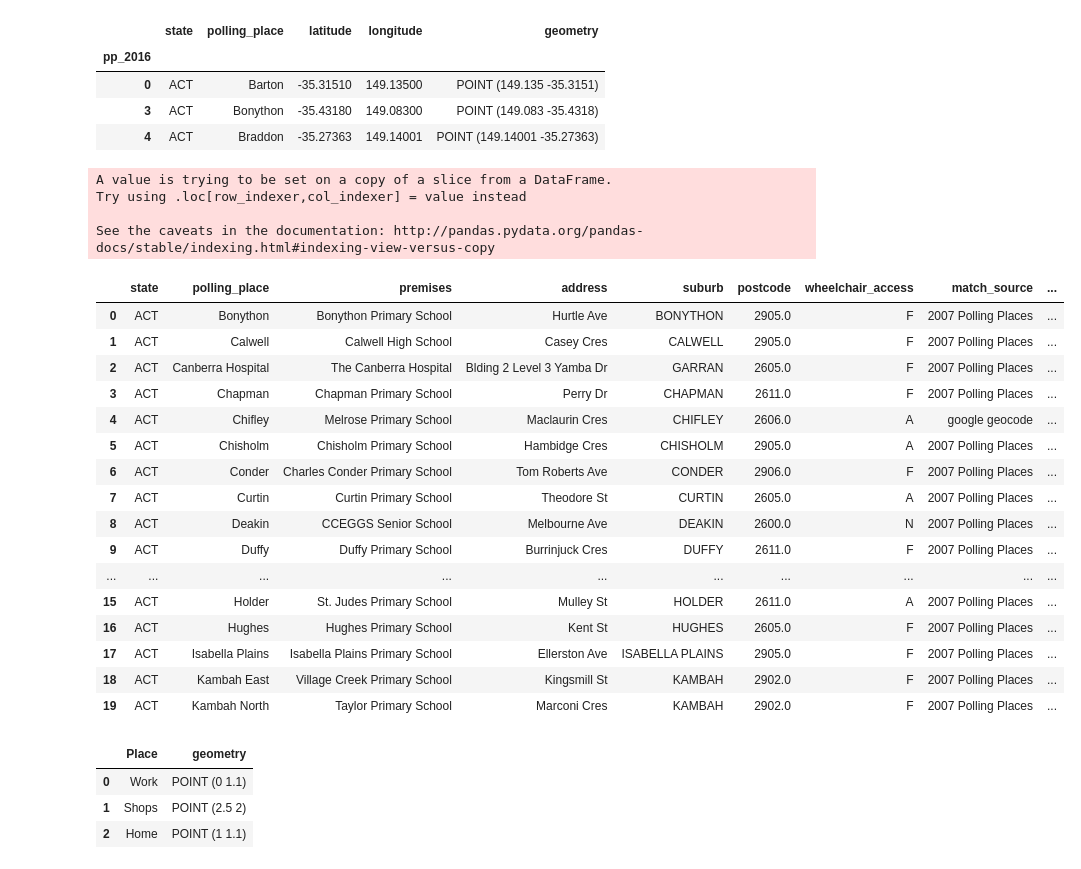
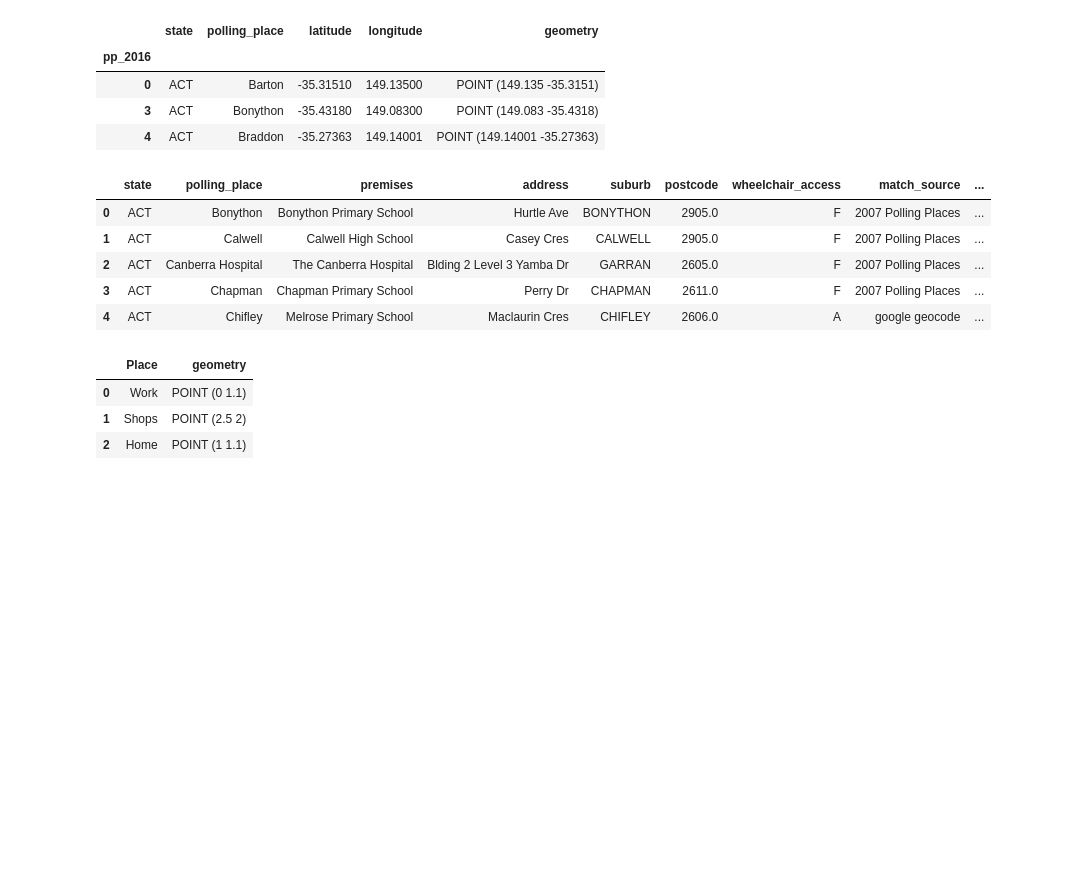
Before and after one commit to jaketclarke/australian_referenda, a Jupyter notebook: republic_referendum_analytics.ipynb, the cells around one changed output. Saved outputs shown, nothing was run; the diff lists cells and outputs as text; code cells hidden in the pictures; blank space fills up the shorter version.

```diff
--- a/republic_referendum_analytics.ipynb
+++ b/republic_referendum_analytics.ipynb
@@ -404,8 +404,8 @@ df_pp_2016_geom.head(3)
 | 3 | ACT | Bonython | -35.43180 | 149.08300 | POINT (149.083 -35.4318) |
 | 4 | ACT | Braddon | -35.27363 | 149.14001 | POINT (149.14001 -35.27363) |
 # %%
-df_pp_2016_geom.index.rename('pp_2016', inplace=True)
-df_pp_2016_geom.head(3)
+# df_pp_2016_geom.index.rename('pp_2016', inplace=True)
+# df_pp_2016_geom.head(3)
 # %% [output]
 |  | state | polling_place | latitude | longitude | geometry |
 | pp_2016 |  |  |  |  |  |
@@ -415,43 +415,31 @@ df_pp_2016_geom.head(3)
 # %%
 import geopandas as gpd
 from shapely.geometry import Point
 from shapely.ops import nearest_points
 
 # makes geometry points for each pp
 pts = df_pp_2016_geom.geometry.unary_union
-# displa/y(ps)
 
 # for a given point return nearest poling place
 def near(point, polling_places=pts):
+    # get the data point from df_pp_2016_geom for which geometry = the geometry of the nearest point
     nearest = df_pp_2016_geom.geometry == nearest_points(point,polling_places)[1]
+    # return the index col of pp_2016
     return df_pp_2016_geom[nearest].index.get_values()[0]
 
-df_pp_geom = df_pp_geom.head(20)
-df_pp_geom['Nearest'] = df_pp_geom.apply(lambda row: near(row.geometry), axis=1)
+# test run, limit dataset
+df_pp_geom = df_pp_geom.head(5)
+
+df_pp_geom['pp_2016_index'] = df_pp_geom.apply(lambda row: near(row.geometry), axis=1)
 
 display(df_pp_geom)
 # %% [output]
-A value is trying to be set on a copy of a slice from a DataFrame.
-Try using .loc[row_indexer,col_indexer] = value instead
-
-See the caveats in the documentation: http://pandas.pydata.org/pandas-docs/stable/indexing.html#indexing-view-versus-copy
 |  | state | polling_place | premises | address | suburb | postcode | wheelchair_access | match_source | ... |
 | 0 | ACT | Bonython | Bonython Primary School | Hurtle Ave | BONYTHON | 2905.0 | F | 2007 Polling Places | ... |
 | 1 | ACT | Calwell | Calwell High School | Casey Cres | CALWELL | 2905.0 | F | 2007 Polling Places | ... |
 | 2 | ACT | Canberra Hospital | The Canberra Hospital | Blding 2 Level 3 Yamba Dr | GARRAN | 2605.0 | F | 2007 Polling Places | ... |
 | 3 | ACT | Chapman | Chapman Primary School | Perry Dr | CHAPMAN | 2611.0 | F | 2007 Polling Places | ... |
 | 4 | ACT | Chifley | Melrose Primary School | Maclaurin Cres | CHIFLEY | 2606.0 | A | google geocode | ... |
-| 5 | ACT | Chisholm | Chisholm Primary School | Hambidge Cres | CHISHOLM | 2905.0 | A | 2007 Polling Places | ... |
-| 6 | ACT | Conder | Charles Conder Primary School | Tom Roberts Ave | CONDER | 2906.0 | F | 2007 Polling Places | ... |
-| 7 | ACT | Curtin | Curtin Primary School | Theodore St | CURTIN | 2605.0 | A | 2007 Polling Places | ... |
-| 8 | ACT | Deakin | CCEGGS Senior School | Melbourne Ave | DEAKIN | 2600.0 | N | 2007 Polling Places | ... |
-| 9 | ACT | Duffy | Duffy Primary School | Burrinjuck Cres | DUFFY | 2611.0 | F | 2007 Polling Places | ... |
-| ... | ... | ... | ... | ... | ... | ... | ... | ... | ... |
-| 15 | ACT | Holder | St. Judes Primary School | Mulley St | HOLDER | 2611.0 | A | 2007 Polling Places | ... |
-| 16 | ACT | Hughes | Hughes Primary School | Kent St | HUGHES | 2605.0 | F | 2007 Polling Places | ... |
-| 17 | ACT | Isabella Plains | Isabella Plains Primary School | Ellerston Ave | ISABELLA PLAINS | 2905.0 | F | 2007 Polling Places | ... |
-| 18 | ACT | Kambah East | Village Creek Primary School | Kingsmill St | KAMBAH | 2902.0 | F | 2007 Polling Places | ... |
-| 19 | ACT | Kambah North | Taylor Primary School | Marconi Cres | KAMBAH | 2902.0 | F | 2007 Polling Places | ... |
 # %%
 import geopandas as gpd
 from shapely.geometry import Point
```
Also changed, not shown: parts of 1 cell of this notebook.
